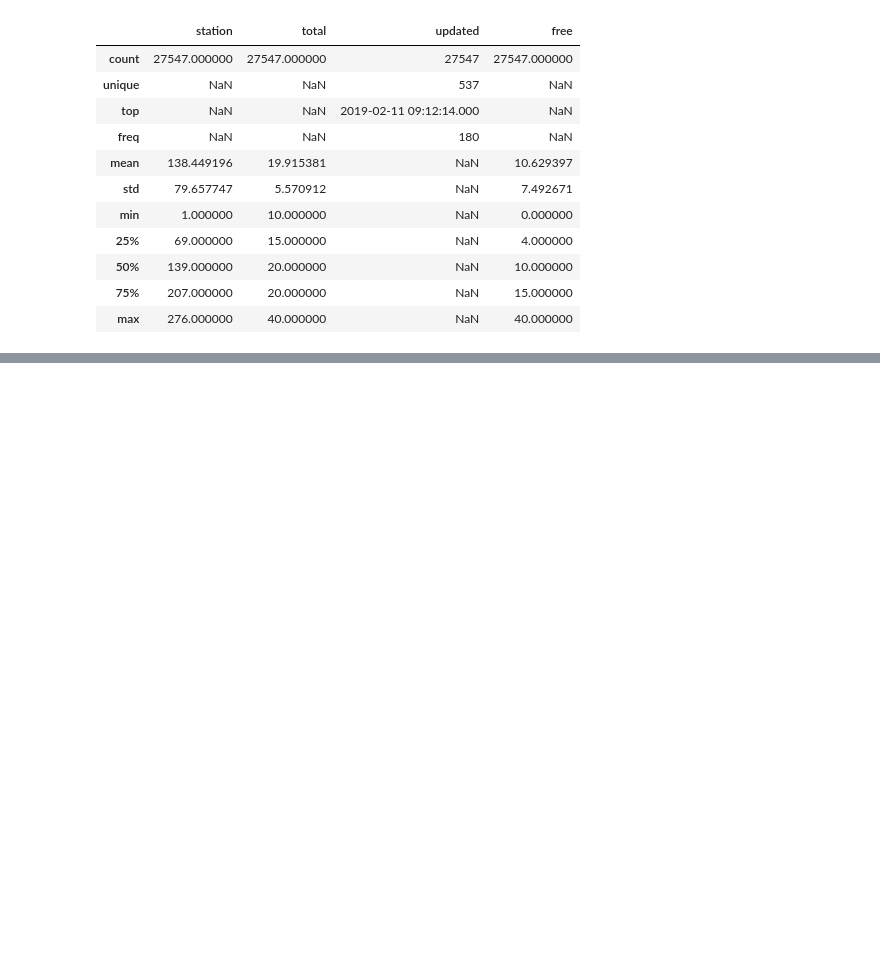
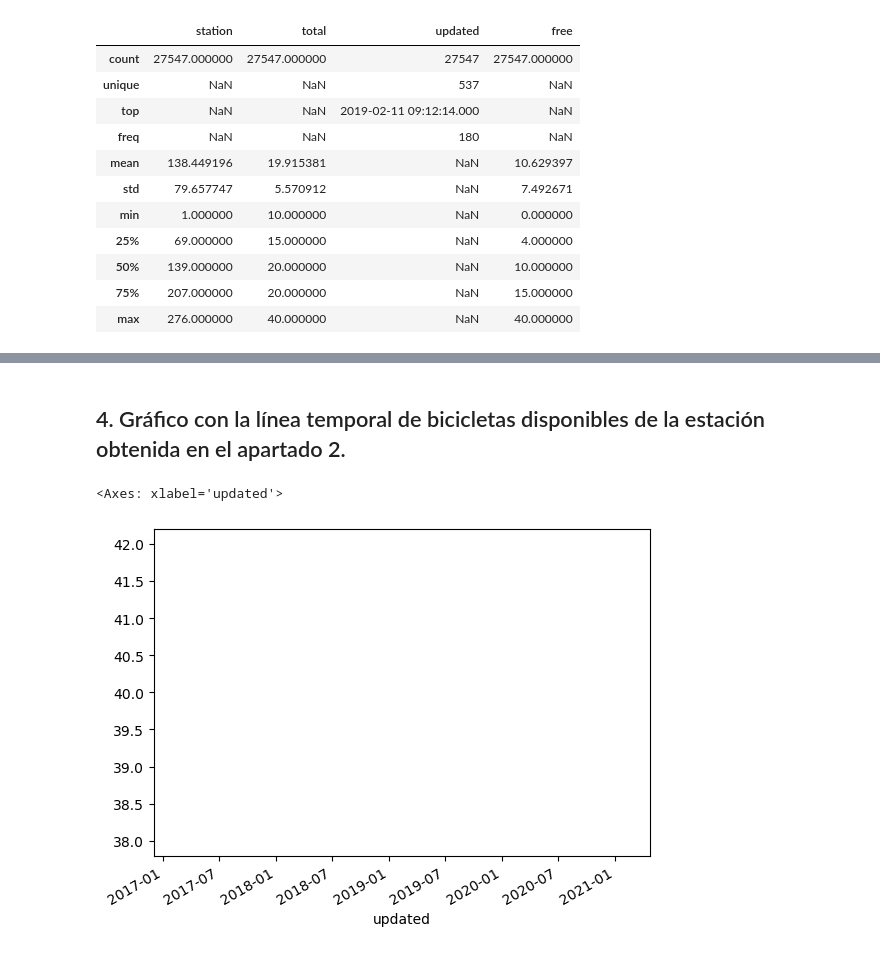
Before and after one commit to NoeliaO/CEIABD, a Jupyter notebook: PROGRAMACION DE INTELIGENCIA ARTIFICIAL/EJERCICIOS/ProyectoProgramacionIA-ValenBici/Ejercicio_Valenbici.ipynb, the cells around one changed output, grey strips where cells are left out. Drawn from its saved outputs; the diff is of its cells as text; code cells hidden in the pictures; blank space fills up the shorter version.

```diff
--- a/PROGRAMACION DE INTELIGENCIA ARTIFICIAL/EJERCICIOS/ProyectoProgramacionIA-ValenBici/Ejercicio_Valenbici.ipynb
+++ b/PROGRAMACION DE INTELIGENCIA ARTIFICIAL/EJERCICIOS/ProyectoProgramacionIA-ValenBici/Ejercicio_Valenbici.ipynb
@@ -69,0 +92,9 @@ display(data.describe(include='all'))
+# %% [markdown]
+## 4. Gráfico con la línea temporal de bicicletas disponibles de la estación obtenida en el apartado 2.
+# %%
+bicis["updated"] = pd.to_datetime(bicis["updated"])
+df_estacion = bicis[bicis["_id"] == estacion_media_alta]
+df_estacion.set_index("updated")["available"].plot()
+# %% [output]
+<Axes: xlabel='updated'>
+[figure, added]
```
Also changed, not shown: parts of 6 cells of this notebook.
